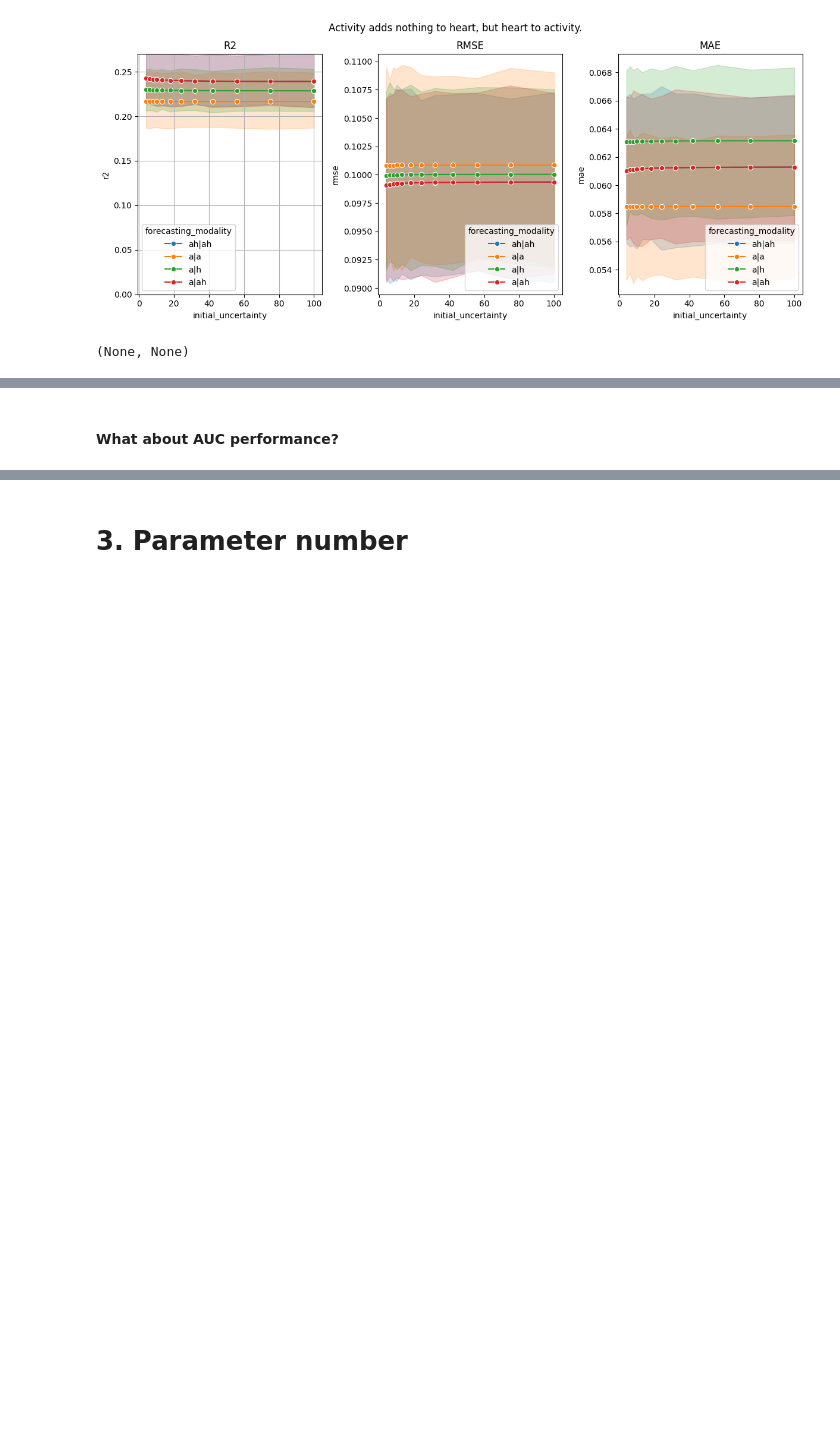
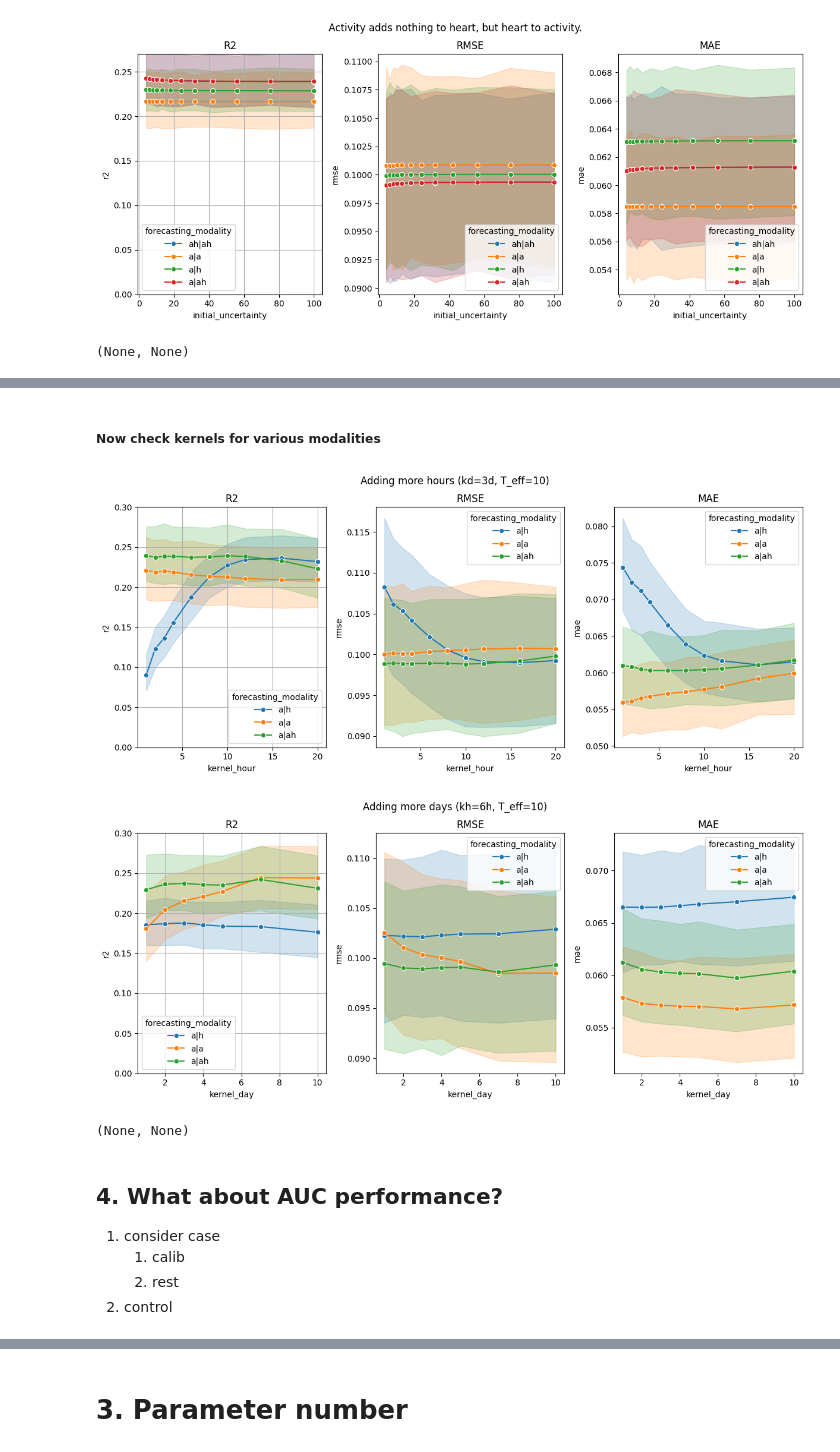
Before and after one commit to Jegmi/cppd-timeseries-forecasting, a Jupyter notebook: revision/1_data_qc.ipynb, the cells around one changed output, grey strips where cells are left out. Saved outputs shown, nothing was run; the diff lists cells and outputs as text; code cells hidden in the pictures; blank space fills up the shorter version.

```diff
--- a/revision/1_data_qc.ipynb
+++ b/revision/1_data_qc.ipynb
@@ -1178,3 +1109,48 @@ plt.show(), plt.close()
 (None, None)
+# %% [markdown]
+##### Now check kernels for various modalities
+# %%
+###
+f,axs=explorer.plot_lines(
+        x='kernel_hour',
+        hue='forecasting_modality', # T_eff',
+        fixed_conditions={'field':'cross',
+                          'condition':'all',
+                          'diagonal_covariance':False, #'model_config':'Full_Linear_Gauss',
+                          'task':'activity','kernel_day':3 , 'initial_uncertainty':5, 'T_eff':10,
+                          #'forecasting_modality':'a|ah'
+                         }
+)
+f.suptitle('Adding more hours (kd=3d, T_eff=10)', y=1.03)
+axs[0].set_ylim([0,0.3])
+axs[0].grid()
+plt.show(), plt.close()
+
+
+
+###
+f,axs=explorer.plot_lines(
+        x='kernel_day',
+        hue='forecasting_modality', # T_eff',
+        fixed_conditions={'field':'cross',
+                          'condition':'all',
+                          'diagonal_covariance':False, #'model_config':'Full_Linear_Gauss',
+                          'task':'activity','kernel_hour':6 , 'initial_uncertainty':5, 'T_eff':10,
+                          #'forecasting_modality':'a|ah'
+                         }
+)
+f.suptitle('Adding more days (kh=6h, T_eff=10)', y=1.03)
+axs[0].set_ylim([0,0.3])
+axs[0].grid()
+plt.show(), plt.close()
+# %% [output]
+[figure, added]
+[figure, added]
+(None, None)
 # %% [markdown]
-#### What about AUC performance?
+## 4. What about AUC performance?
+
+1. consider case
+    1. calib
+    2. rest
+3. control
```
Also changed, not shown: parts of 30 cells of this notebook, 7 other files.
